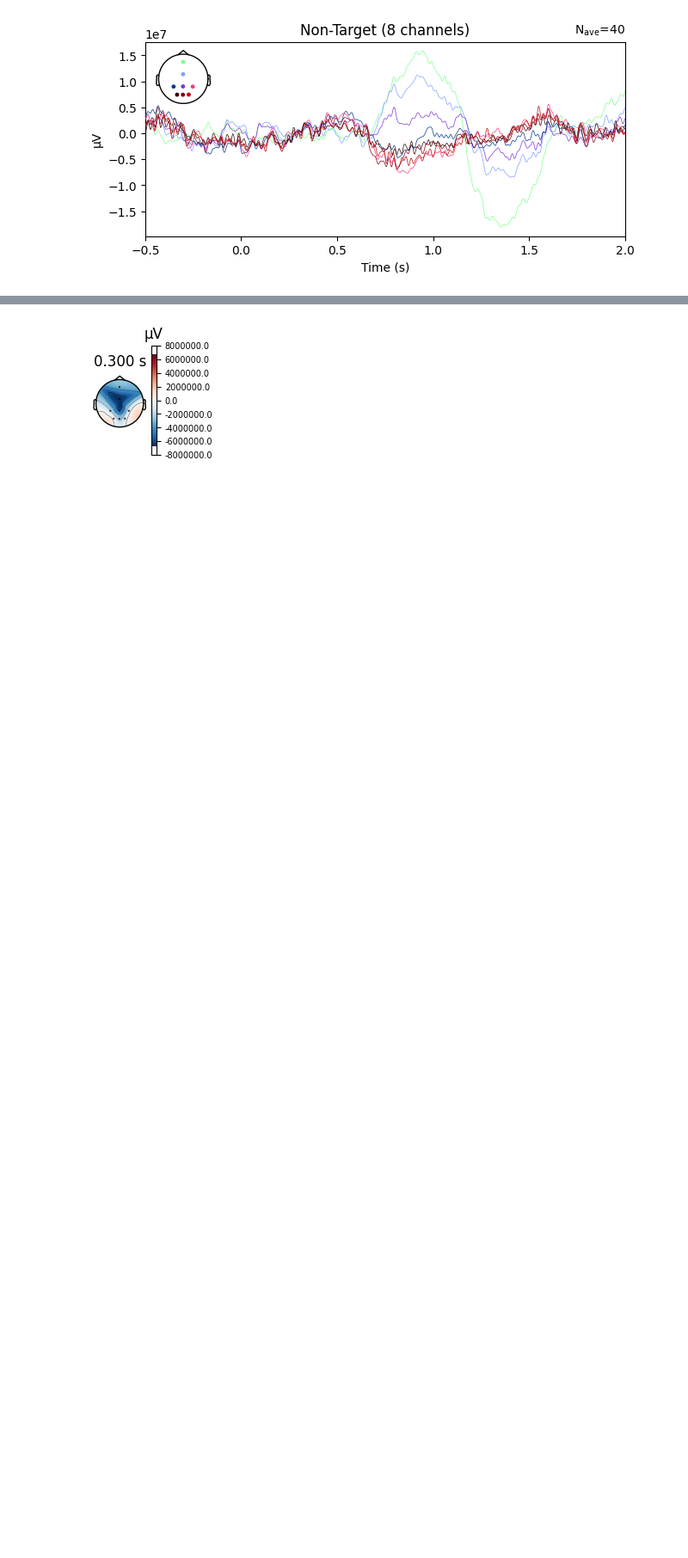
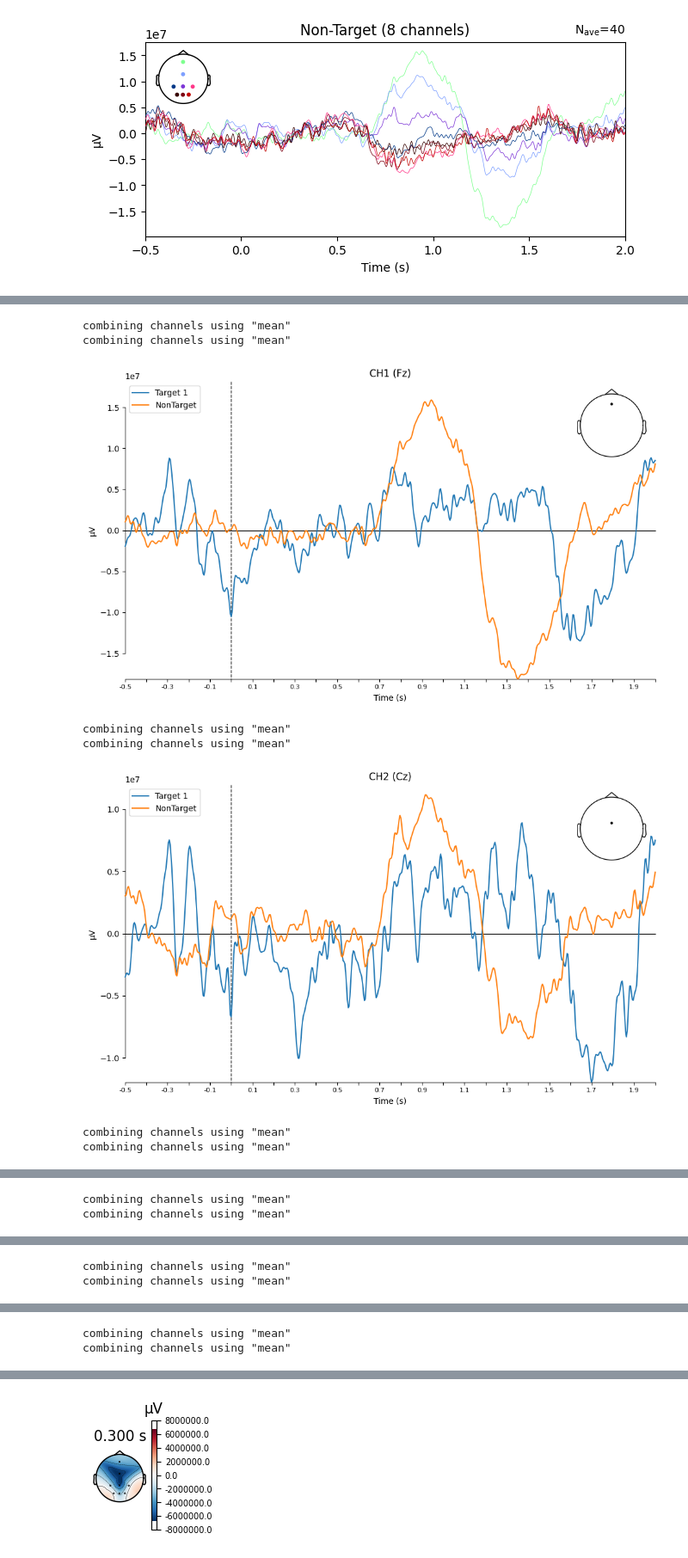
Before and after one commit to Saifa36622/bci_code, a Jupyter notebook: W7-OpenBCI-acquisition.ipynb, the cells around one changed output, grey strips where cells are left out. Shown at 86% size. Saved outputs shown, nothing was run; the diff lists cells and outputs as text; code cells hidden in the pictures; blank space fills up the shorter version.

```diff
--- a/W7-OpenBCI-acquisition.ipynb
+++ b/W7-OpenBCI-acquisition.ipynb
@@ -422,0 +448,42 @@ combining channels using "mean"
+# %%
+import matplotlib.pyplot as plt
+import numpy as np
+import mne
+
+# Function to label time axis every 0.1s
+def set_time_resolution(ax, evoked_data, step=0.1, label_every_n=2, fontsize=8):
+    times = evoked_data.times
+    ticks = np.arange(times[0], times[-1] + step, step)
+    ax.set_xticks(ticks)
+
+    # Only show every nth label
+    labels = [f"{t:.1f}" if i % label_every_n == 0 else "" for i, t in enumerate(ticks)]
+    ax.set_xticklabels(labels, fontsize=fontsize)
+
+
+# Plot for each mapped channel
+for ch_label, eeg_ch_name in channel_mapping.items():
+    fig, ax = plt.subplots(figsize=(10,6))
+    mne.viz.plot_compare_evokeds(
+        {
+            'Target 1': evoked_target,
+            'NonTarget': evoked_nontarget
+        },
+        picks=eeg_ch_name,
+        combine='mean',
+        axes=ax,
+        show=False
+    )
+    ax.set_title(f'{ch_label} ({eeg_ch_name})')
+    set_time_resolution(ax, evoked_target)  # Optional: set time ticks every 0.1s
+    plt.tight_layout()
+    plt.show()
+# %% [output]
+combining channels using "mean"
+combining channels using "mean"
+[figure, added]
+combining channels using "mean"
+combining channels using "mean"
+[figure, added]
+combining channels using "mean"
+combining channels using "mean"
@@ -422,0 +491,2 @@ combining channels using "mean"
+combining channels using "mean"
+combining channels using "mean"
@@ -422,0 +494,2 @@ combining channels using "mean"
+combining channels using "mean"
+combining channels using "mean"
@@ -422,0 +497,2 @@ combining channels using "mean"
+combining channels using "mean"
+combining channels using "mean"
```
Also changed, not shown: parts of 4 cells of this notebook.
